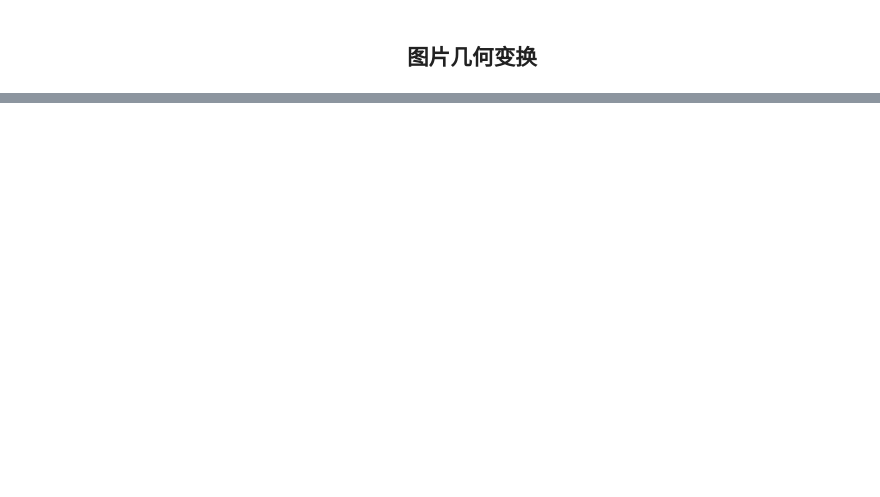
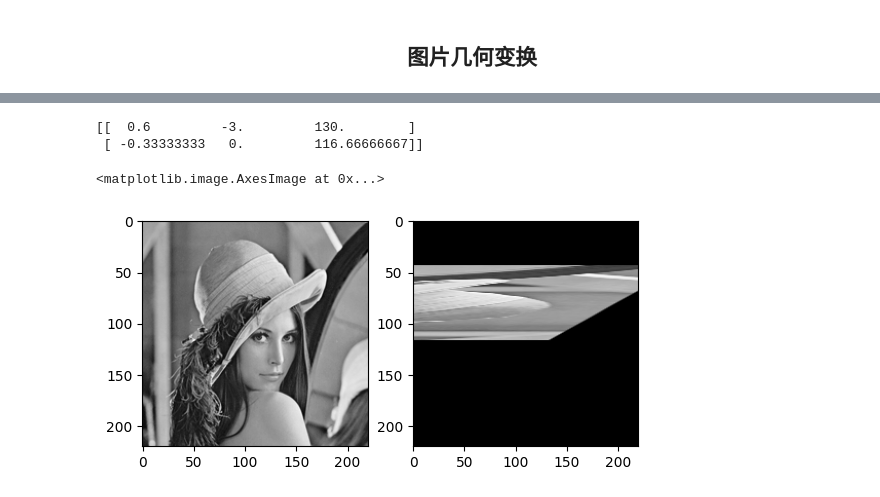
Before and after one commit to junxi-haoyi/happy_opencv, a Jupyter notebook: graph_op/4.2IGTransformer.ipynb, the cells around one changed output, grey strips where cells are left out. Drawn from its saved outputs; the diff is of its cells as text; code cells hidden in the pictures; blank space fills up the shorter version.

```diff
--- a/graph_op/4.2IGTransformer.ipynb
+++ b/graph_op/4.2IGTransformer.ipynb
@@ -51,0 +112,24 @@ plt.imshow(res)
+# %%
+import cv2 as cv
+import numpy as np
+import matplotlib.pyplot as plt
+
+img = cv.imread('../Lenna.png', 0)
+cols, rows = img.shape
+
+pst1 = np.array([[50, 50], [200, 50], [50, 20]], dtype=np.float32)
+pst2 = np.array([[10, 100], [100, 50], [100, 100]], dtype=np.float32)
+
+M = cv.getAffineTransform(pst1, pst2)
+print(M)
+dst = cv.warpAffine(img, M, (cols, rows))
+
+plt.subplot(121)
+plt.imshow(img, cmap='gray')
+plt.subplot(122)
+plt.imshow(dst, cmap='gray')
+# %% [output]
+[[  0.6         -3.         130.        ]
+ [ -0.33333333   0.         116.66666667]]
+<matplotlib.image.AxesImage at 0x...>
+[figure, added]
```
Also changed, not shown: parts of 10 cells of this notebook.
